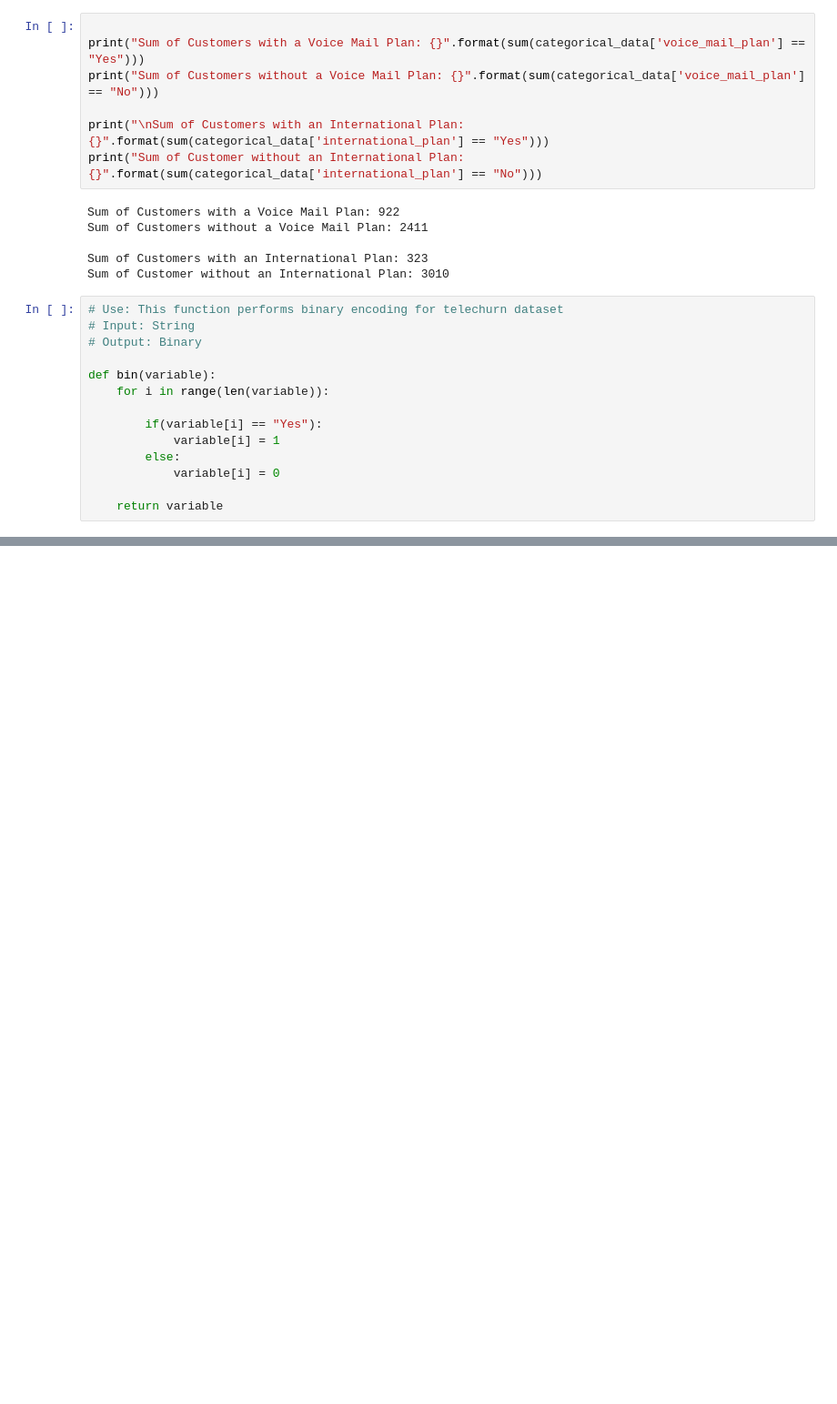
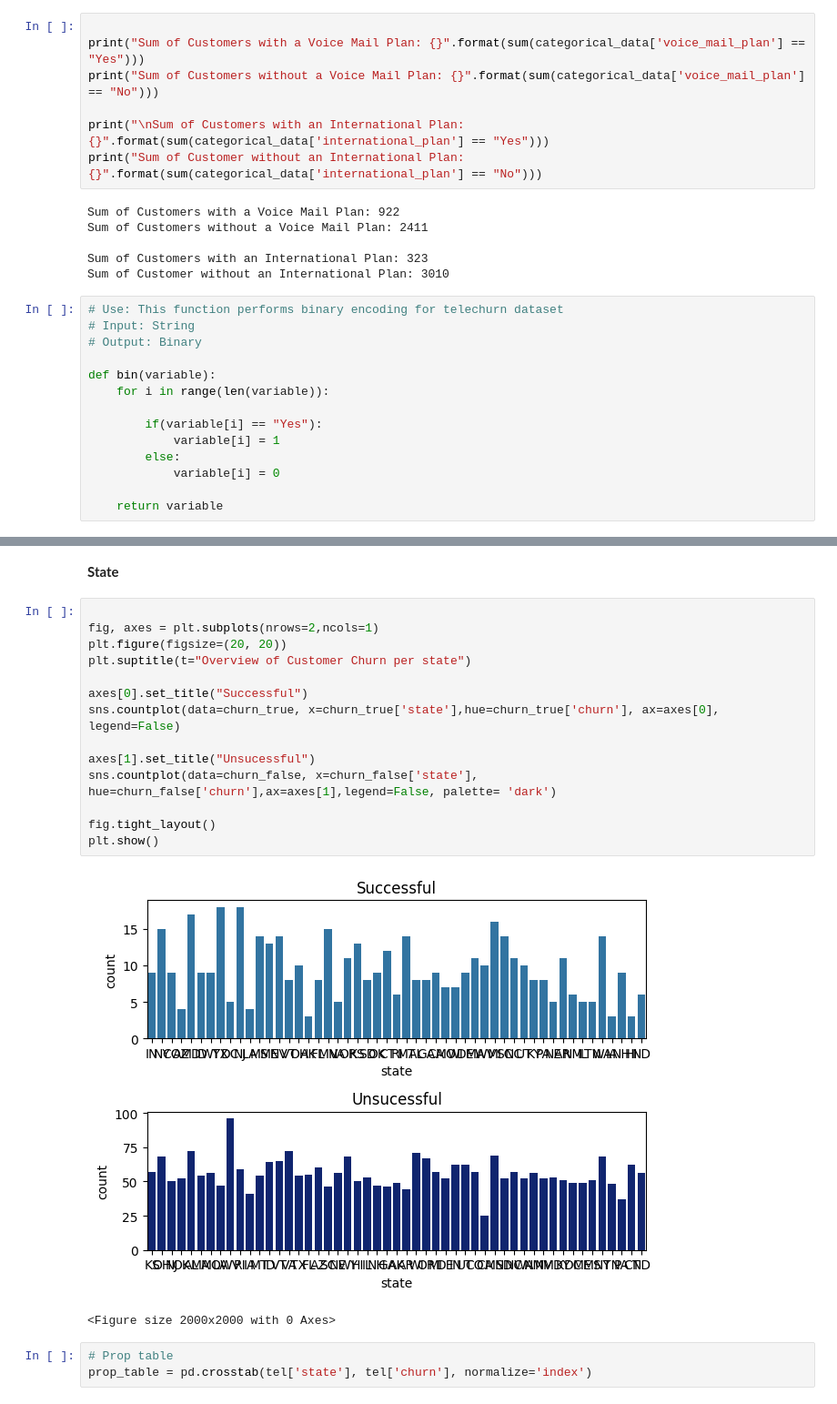
Before and after one commit to l-vice/Python, a Jupyter notebook: Introduction to Machine Learning with Python/02 - Supervised Learning/02pr_multi_telchurn.ipynb, the cells around one changed output, grey strips where cells are left out. Shown at 91% size. Saved outputs shown, nothing was run; the diff lists cells and outputs as text; blank space fills up the shorter version.

```diff
--- a/Introduction to Machine Learning with Python/02 - Supervised Learning/02pr_multi_telchurn.ipynb
+++ b/Introduction to Machine Learning with Python/02 - Supervised Learning/02pr_multi_telchurn.ipynb
@@ -263,0 +285,22 @@ plt.show()
+# %% [markdown]
+**State**
+# %%
+
+fig, axes = plt.subplots(nrows=2,ncols=1)
+plt.figure(figsize=(20, 20))
+plt.suptitle(t="Overview of Customer Churn per state")
+
+axes[0].set_title("Successful")
+sns.countplot(data=churn_true, x=churn_true['state'],hue=churn_true['churn'], ax=axes[0], legend=False)
+
+axes[1].set_title("Unsucessful")
+sns.countplot(data=churn_false, x=churn_false['state'], hue=churn_false['churn'],ax=axes[1],legend=False, palette= 'dark')
+
+fig.tight_layout()
+plt.show()
+# %% [output]
+[figure, added]
+<Figure size 2000x2000 with 0 Axes>
+# %%
+# Prop table
+prop_table = pd.crosstab(tel['state'], tel['churn'], normalize='index')
```
Also changed, not shown: parts of 57 cells of this notebook.
